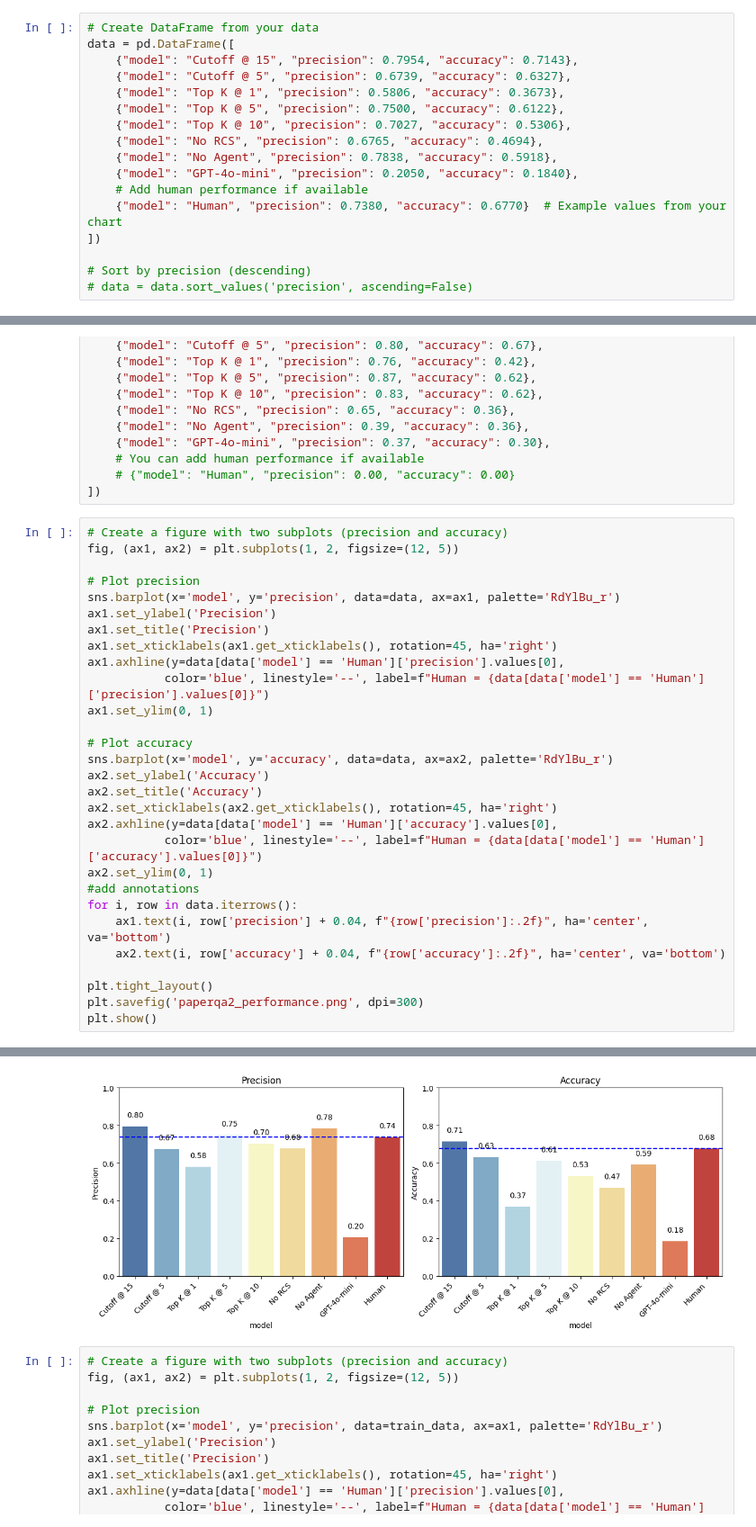
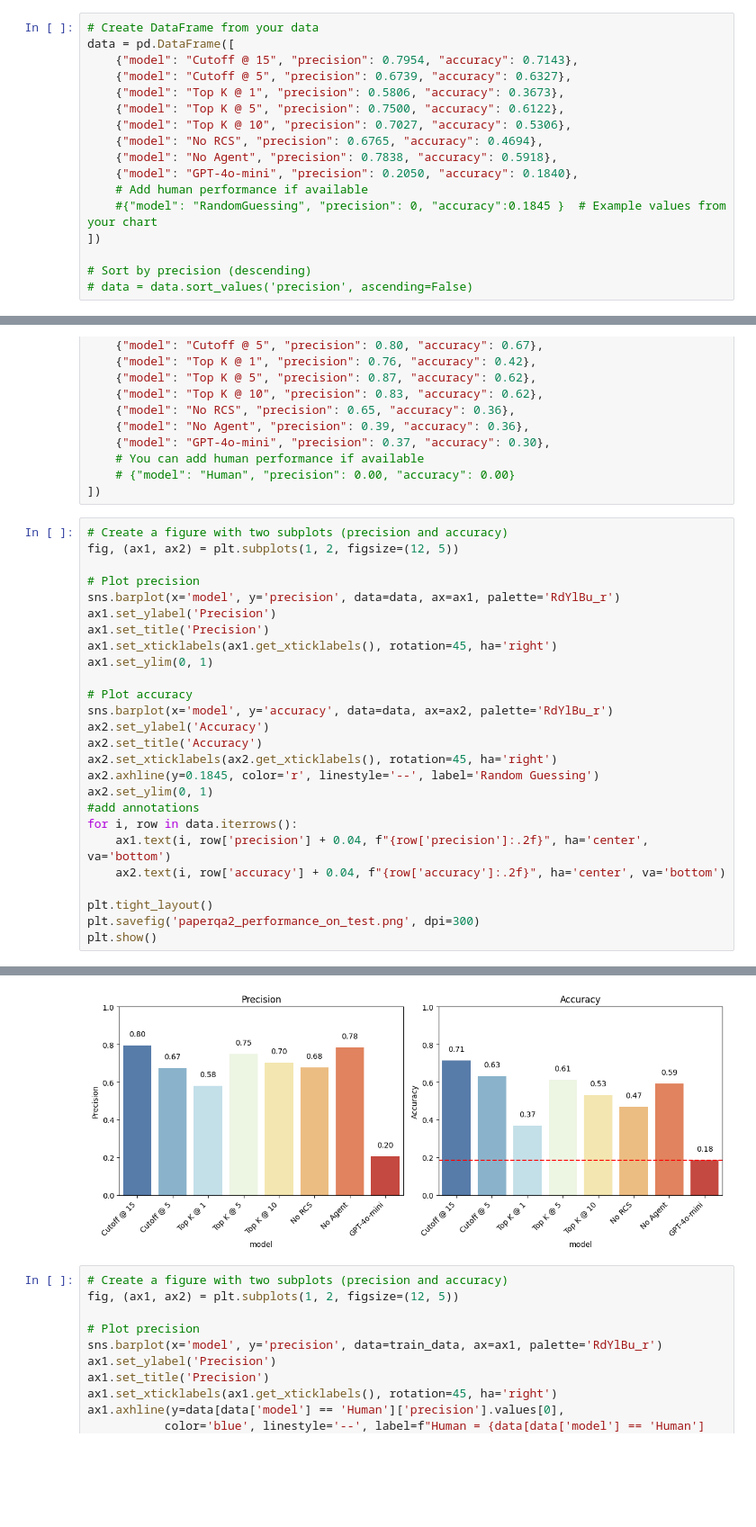
Before and after one commit to AprilQx/Paperqa, a Jupyter notebook: notebooks/reproduction_eval.ipynb, the cells around one changed output, grey strips where cells are left out. Shown at 90% size. Drawn from its saved outputs; the diff is of its cells as text; blank space fills up the shorter version.

```diff
--- a/notebooks/reproduction_eval.ipynb
+++ b/notebooks/reproduction_eval.ipynb
@@ -49,7 +76,7 @@ data = pd.DataFrame([
     {"model": "No Agent", "precision": 0.7838, "accuracy": 0.5918},
     {"model": "GPT-4o-mini", "precision": 0.2050, "accuracy": 0.1840},
     # Add human performance if available
-    {"model": "Human", "precision": 0.7380, "accuracy": 0.6770}  # Example values from your chart
+    #{"model": "RandomGuessing", "precision": 0, "accuracy":0.1845 }  # Example values from your chart
 ])
 
 # Sort by precision (descending)
@@ -73,39 +100,36 @@ train_data = pd.DataFrame([
 fig, (ax1, ax2) = plt.subplots(1, 2, figsize=(12, 5))
 
 # Plot precision
 sns.barplot(x='model', y='precision', data=data, ax=ax1, palette='RdYlBu_r')
 ax1.set_ylabel('Precision')
 ax1.set_title('Precision')
 ax1.set_xticklabels(ax1.get_xticklabels(), rotation=45, ha='right')
-ax1.axhline(y=data[data['model'] == 'Human']['precision'].values[0],
-           color='blue', linestyle='--', label=f"Human = {data[data['model'] == 'Human']['precision'].values[0]}")
 ax1.set_ylim(0, 1)
 
 # Plot accuracy
 sns.barplot(x='model', y='accuracy', data=data, ax=ax2, palette='RdYlBu_r')
 ax2.set_ylabel('Accuracy')
 ax2.set_title('Accuracy')
 ax2.set_xticklabels(ax2.get_xticklabels(), rotation=45, ha='right')
-ax2.axhline(y=data[data['model'] == 'Human']['accuracy'].values[0],
-           color='blue', linestyle='--', label=f"Human = {data[data['model'] == 'Human']['accuracy'].values[0]}")
+ax2.axhline(y=0.1845, color='r', linestyle='--', label='Random Guessing')
 ax2.set_ylim(0, 1)
 #add annotations
 for i, row in data.iterrows():
     ax1.text(i, row['precision'] + 0.04, f"{row['precision']:.2f}", ha='center', va='bottom')
     ax2.text(i, row['accuracy'] + 0.04, f"{row['accuracy']:.2f}", ha='center', va='bottom')
 
 plt.tight_layout()
-plt.savefig('paperqa2_performance.png', dpi=300)
+plt.savefig('paperqa2_performance_on_test.png', dpi=300)
 plt.show()
 # %% [output]
 Passing `palette` without assigning `hue` is deprecated and will be removed in v0.14.0. Assign the `x` variable to `hue` and set `legend=False` for the same effect.
 
   sns.barplot(x='model', y='precision', data=data, ax=ax1, palette='RdYlBu_r')
 
 Passing `palette` without assigning `hue` is deprecated and will be removed in v0.14.0. Assign the `x` variable to `hue` and set `legend=False` for the same effect.
 
   sns.barplot(x='model', y='accuracy', data=data, ax=ax2, palette='RdYlBu_r')
-[figure, old version]
+[figure, new version]
 # %%
 # Create a figure with two subplots (precision and accuracy)
 fig, (ax1, ax2) = plt.subplots(1, 2, figsize=(12, 5))
```
Also changed, not shown: parts of 1 cell of this notebook, 11 other files.
